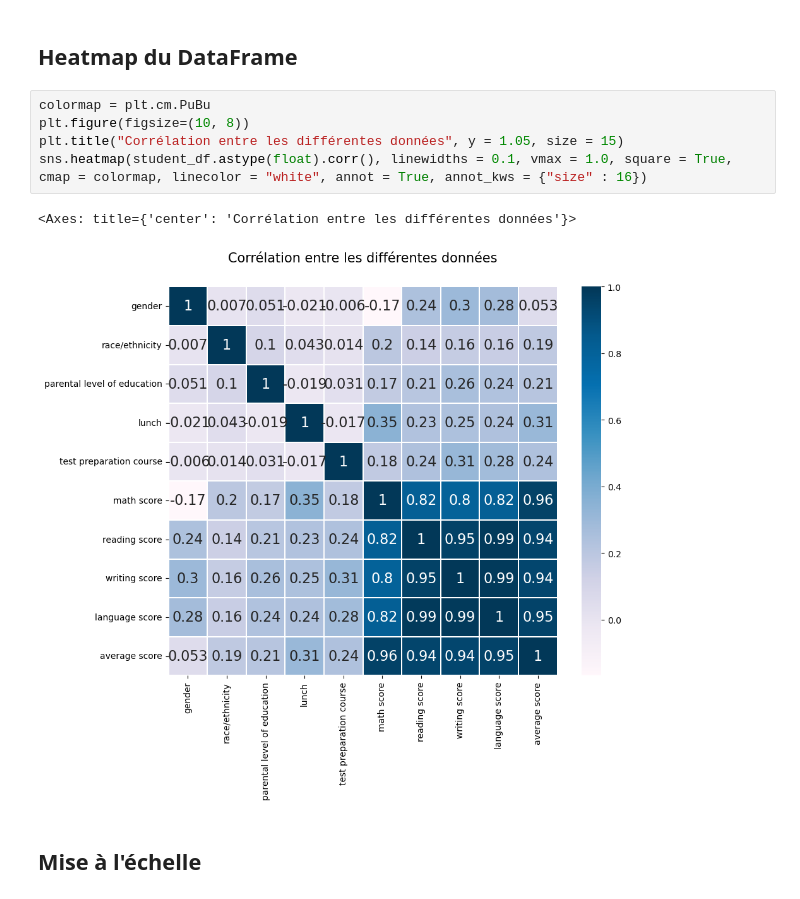
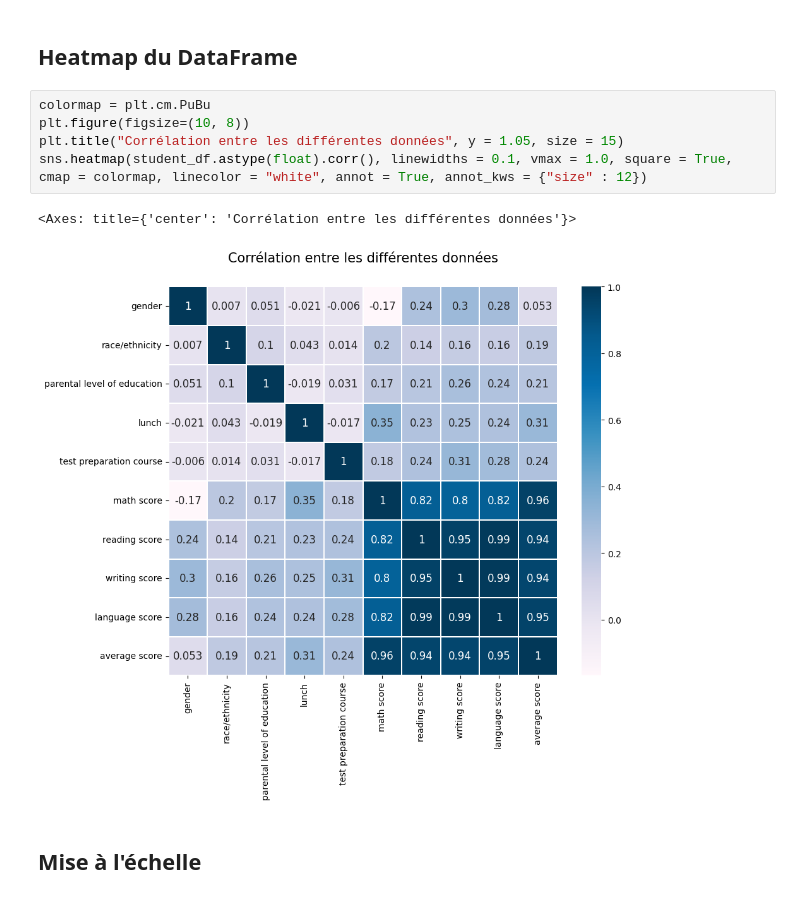
Before and after one commit to Dorsumsellae/Programmation-avancee-Projet-d-examen-Students-Performance-in-Exams, a Jupyter notebook: notebooks/03_Nettoyage.ipynb, the cells around one changed output. Cells and saved outputs as stored; diff of their text form.

```diff
--- a/notebooks/03_Nettoyage.ipynb
+++ b/notebooks/03_Nettoyage.ipynb
@@ -123,11 +112,11 @@ display(reg_df.head())
 # %%
 colormap = plt.cm.PuBu
 plt.figure(figsize=(10, 8))
 plt.title("Corrélation entre les différentes données", y = 1.05, size = 15)
-sns.heatmap(student_df.astype(float).corr(), linewidths = 0.1, vmax = 1.0, square = True, cmap = colormap, linecolor = "white", annot = True, annot_kws = {"size" : 16})
+sns.heatmap(student_df.astype(float).corr(), linewidths = 0.1, vmax = 1.0, square = True, cmap = colormap, linecolor = "white", annot = True, annot_kws = {"size" : 12})
 # %% [output]
 <Axes: title={'center': 'Corrélation entre les différentes données'}>
-[figure, old version]
+[figure, new version]
 # %% [markdown]
 ## Mise à l'échelle
 # %%
```
Also changed, not shown: parts of 9 cells of this notebook.
